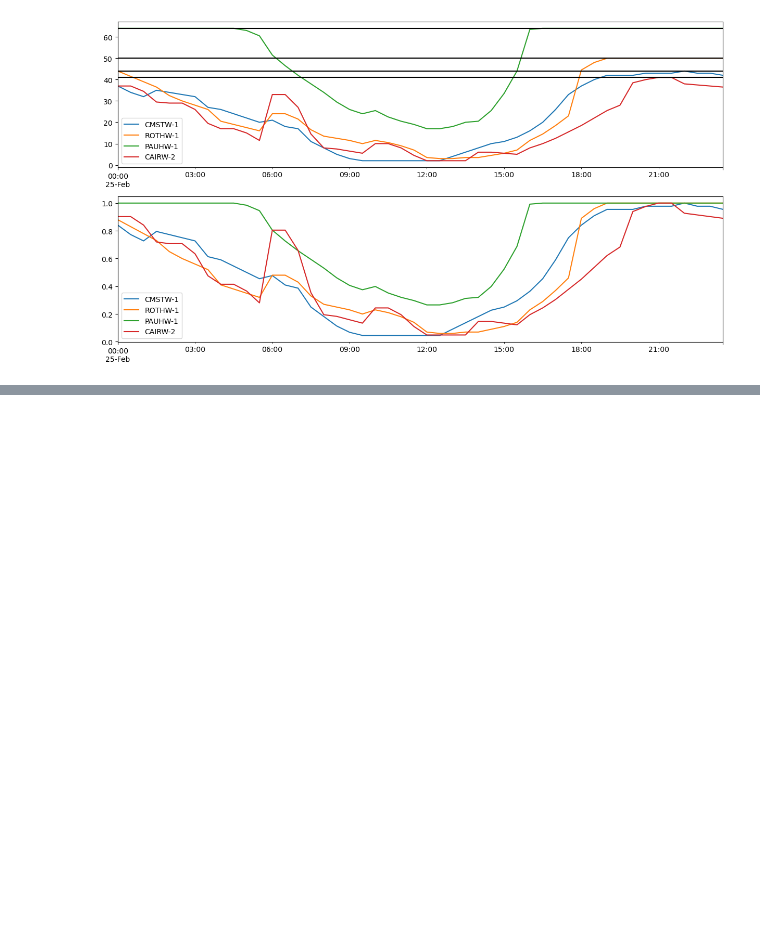
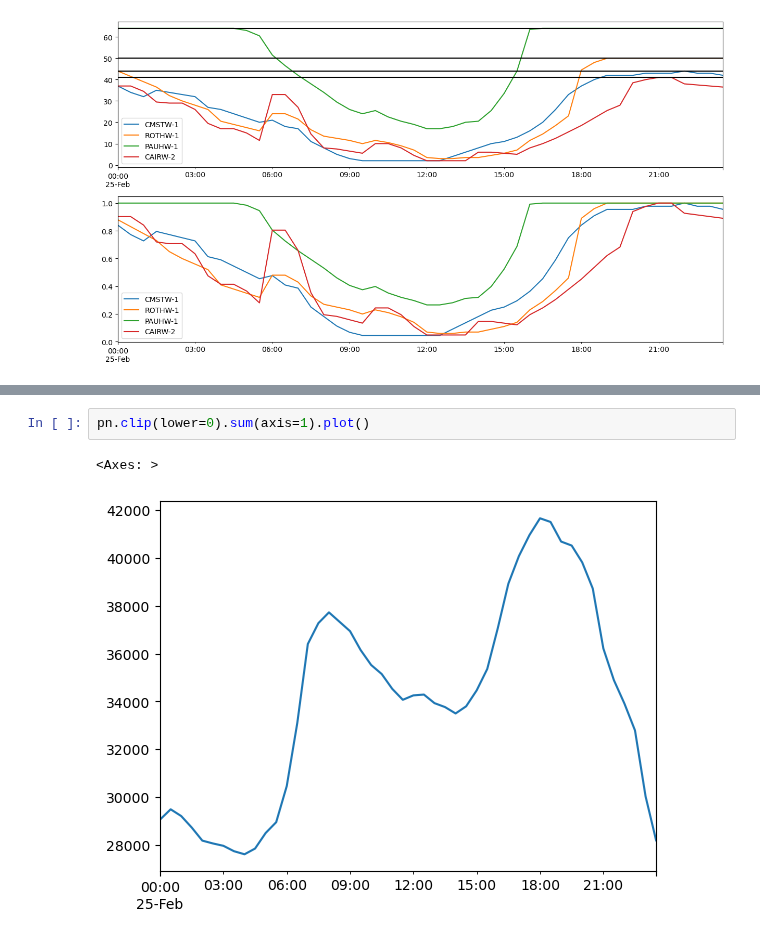
Before and after one commit to LukasFrankenQ/GBPower, a Jupyter notebook: notebooks/build_supply_curve.ipynb, the cells around one changed output, grey strips where cells are left out. Saved outputs shown, nothing was run; the diff lists cells and outputs as text; blank space fills up the shorter version.

```diff
--- a/notebooks/build_supply_curve.ipynb
+++ b/notebooks/build_supply_curve.ipynb
@@ -380,0 +534,5 @@ plt.show()
+# %%
+pn.clip(lower=0).sum(axis=1).plot()
+# %% [output]
+<Axes: >
+[figure, added]
```
Also changed, not shown: parts of 7 cells of this notebook, 1 other file.
